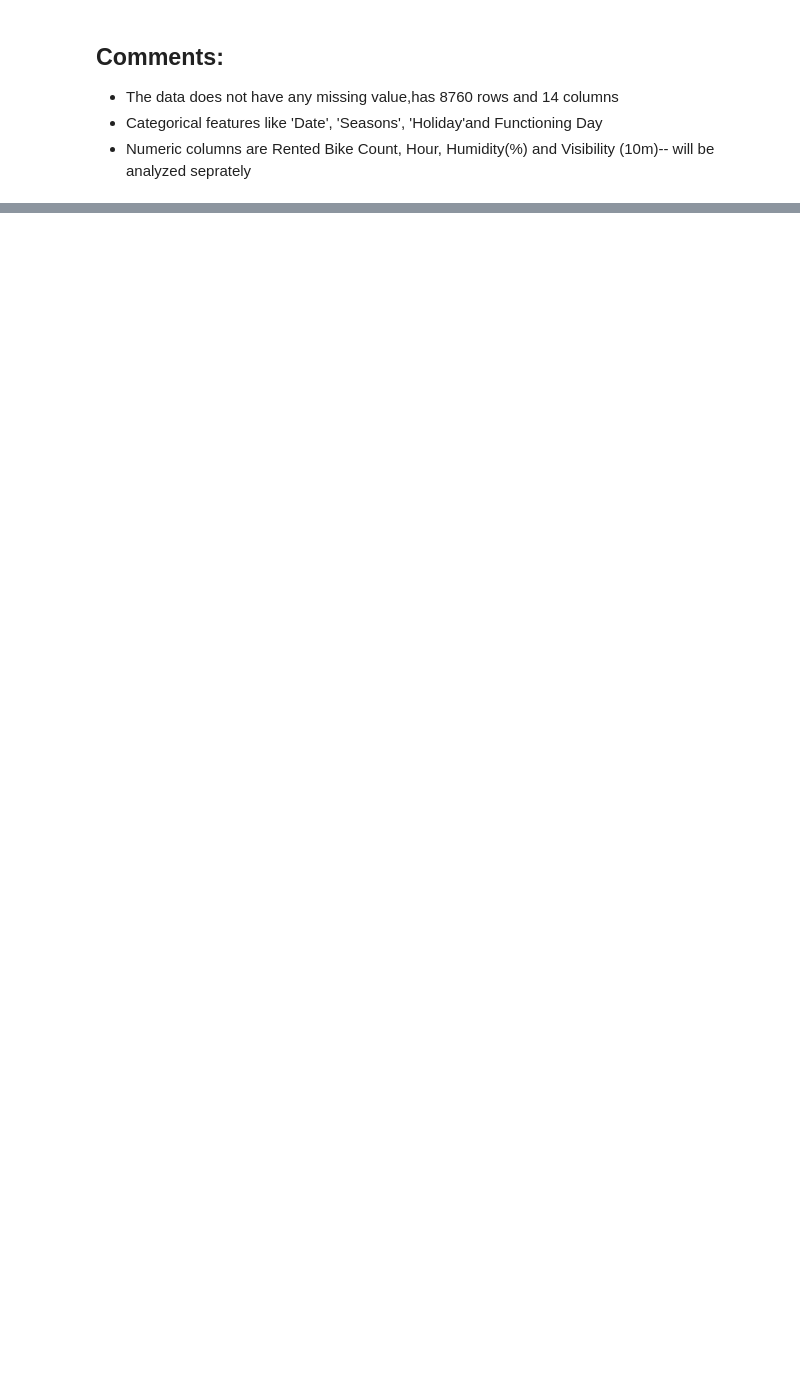
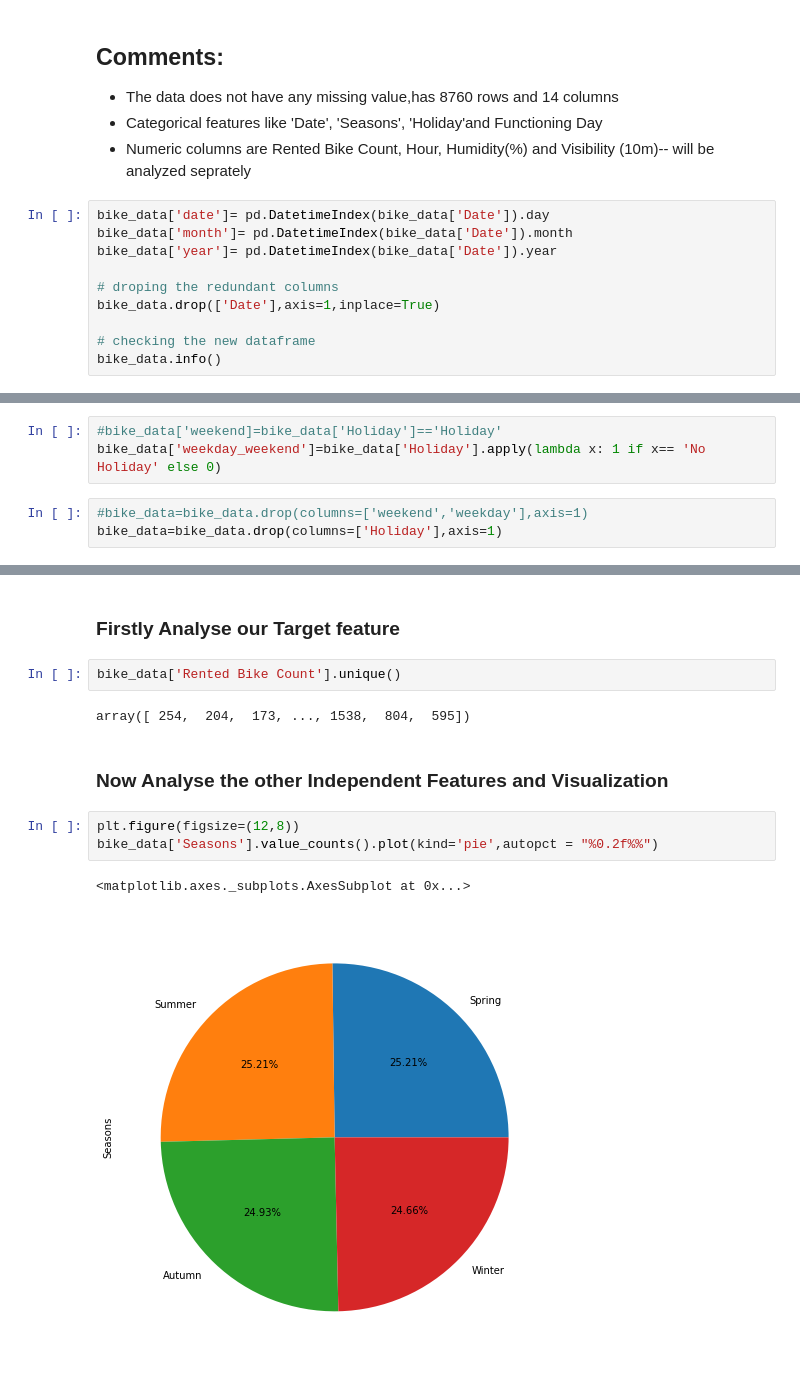
Before and after one commit to spradeepgit/Bike-Sharing-Demand-Prediction.ipynb, a Jupyter notebook: Bike_Sharing_Demand_Prediction.ipynb, the cells around one changed output, grey strips where cells are left out. Cells and saved outputs as stored; diff of their text form; blank space fills up the shorter version.

```diff
--- a/Bike_Sharing_Demand_Prediction.ipynb
+++ b/Bike_Sharing_Demand_Prediction.ipynb
@@ -96,3 +138,13 @@ memory usage: 958.2+ KB
 *   The data does not have any missing value,has 8760 rows and 14 columns
 *   Categorical features like 'Date', 'Seasons', 'Holiday'and Functioning Day
 *   Numeric columns are Rented Bike Count, Hour, Humidity(%) and Visibility (10m)-- will be analyzed seprately
+# %%
+bike_data['date']= pd.DatetimeIndex(bike_data['Date']).day
+bike_data['month']= pd.DatetimeIndex(bike_data['Date']).month
+bike_data['year']= pd.DatetimeIndex(bike_data['Date']).year
+
+# droping the redundant columns
+bike_data.drop(['Date'],axis=1,inplace=True)
+
+# checking the new dataframe
+bike_data.info()
@@ -98,0 +171,6 @@ memory usage: 958.2+ KB
+# %%
+#bike_data['weekend]=bike_data['Holiday']=='Holiday'
+bike_data['weekday_weekend']=bike_data['Holiday'].apply(lambda x: 1 if x== 'No Holiday' else 0)
+# %%
+#bike_data=bike_data.drop(columns=['weekend','weekday'],axis=1)
+bike_data=bike_data.drop(columns=['Holiday'],axis=1)
@@ -98,0 +199,14 @@ memory usage: 958.2+ KB
+# %% [markdown]
+### **Firstly Analyse our Target feature**
+# %%
+bike_data['Rented Bike Count'].unique()
+# %% [output]
+array([ 254,  204,  173, ..., 1538,  804,  595])
+# %% [markdown]
+### **Now Analyse the other Independent Features and Visualization**
+# %%
+plt.figure(figsize=(12,8))
+bike_data['Seasons'].value_counts().plot(kind='pie',autopct = "%0.2f%%")
+# %% [output]
+<matplotlib.axes._subplots.AxesSubplot at 0x...>
+[figure, added]
```
Also changed, not shown: parts of 14 cells of this notebook.
